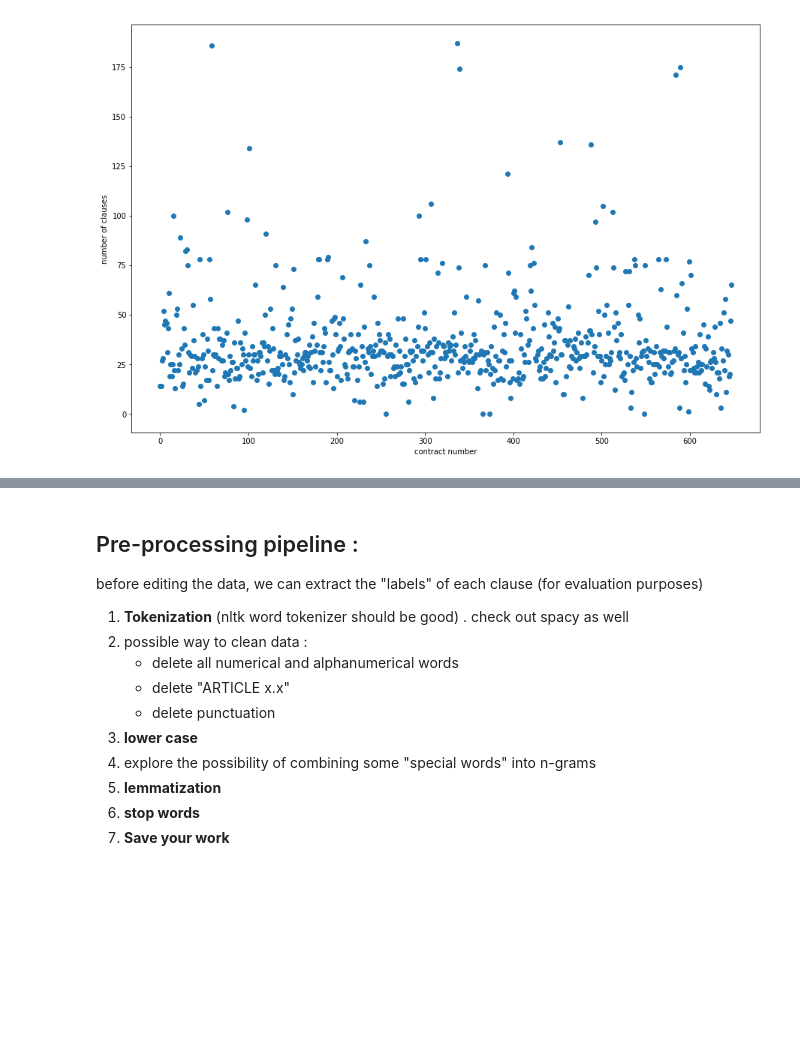
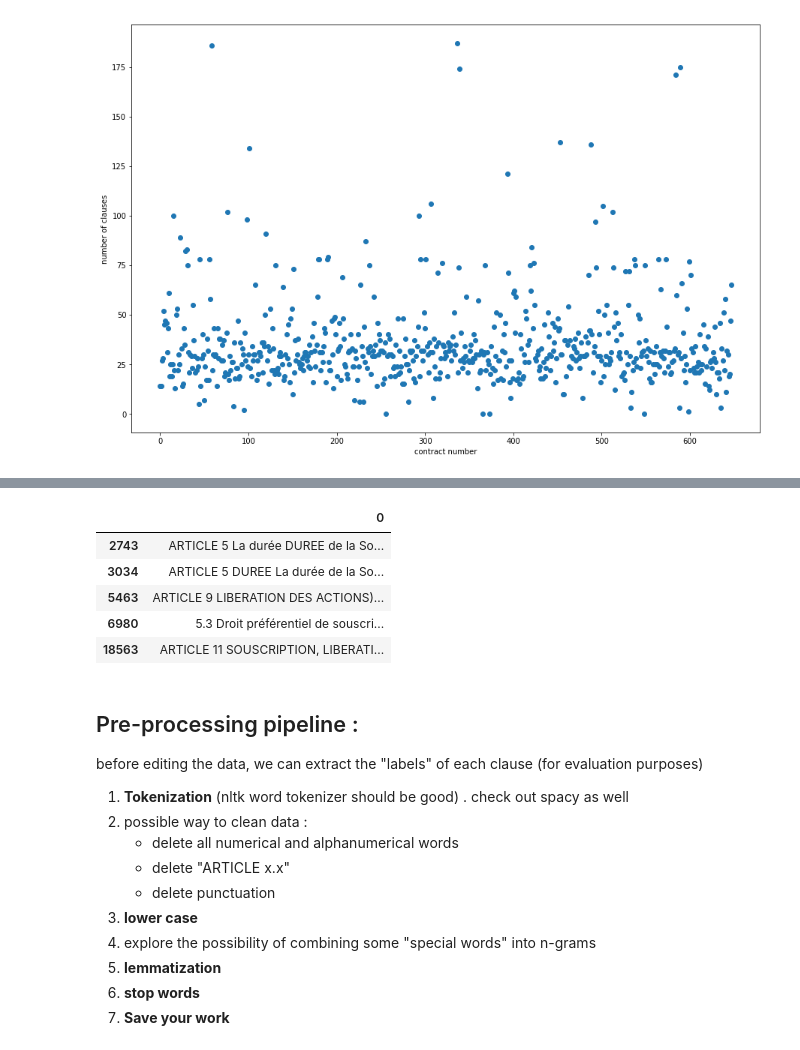
Before and after one commit to alaameloh/Hyperlex_test, a Jupyter notebook: hyperlex_test.ipynb, the cells around one changed output, grey strips where cells are left out. Cells and saved outputs as stored; diff of their text form; code cells hidden in the pictures; blank space fills up the shorter version.

```diff
--- a/hyperlex_test.ipynb
+++ b/hyperlex_test.ipynb
@@ -104,3 +106,13 @@ json_files[597]
+# %%
+mask = clauses_df[0].str.len() > 20000
+clauses_df[mask]
+# %% [output]
+|  | 0 |
+| 2743 | ARTICLE 5 La durée DUREE de la So... |
+| 3034 | ARTICLE 5 DUREE La durée de la So... |
+| 5463 | ARTICLE 9 LIBERATION DES ACTIONS)... |
+| 6980 | 5.3 Droit préférentiel de souscri... |
+| 18563 | ARTICLE 11 SOUSCRIPTION, LIBERATI... |
 # %% [markdown]
 ## Pre-processing pipeline :
 
```
Also changed, not shown: parts of 27 cells of this notebook.
